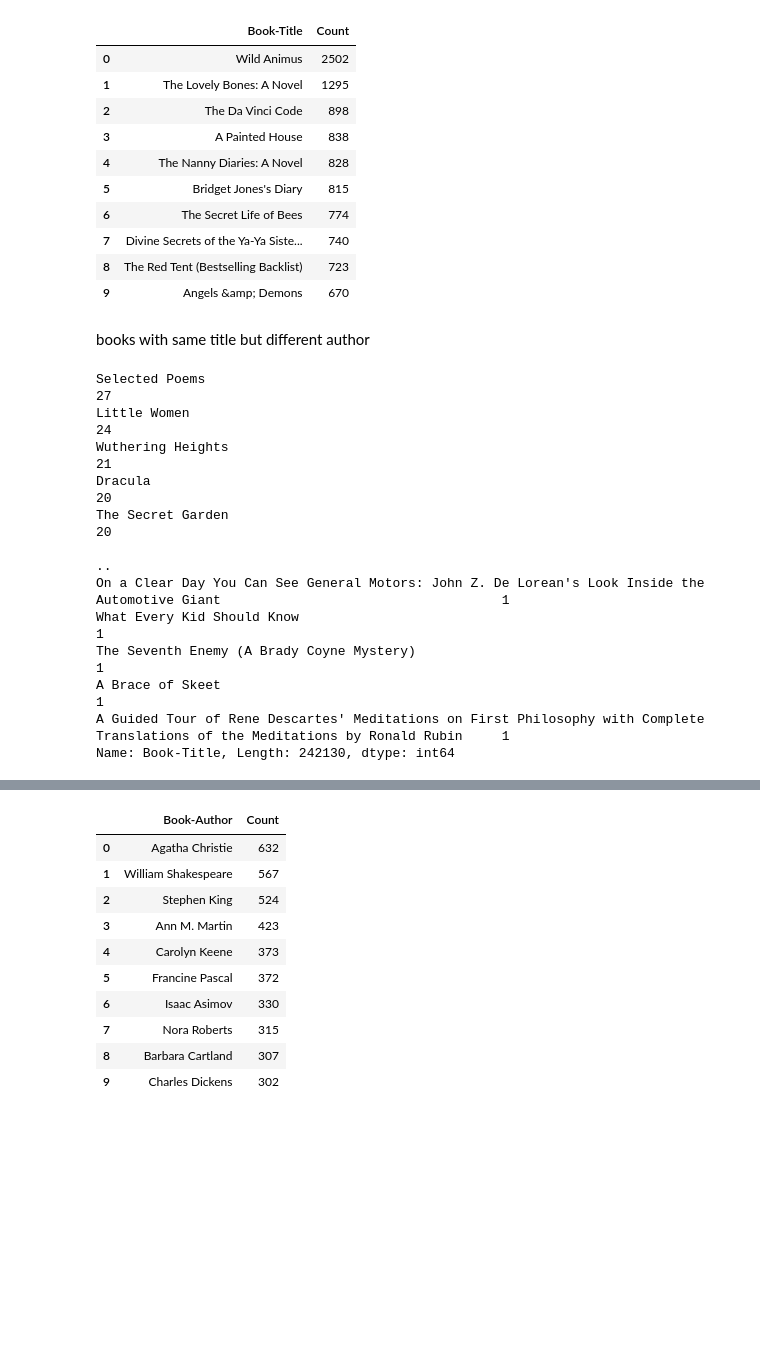
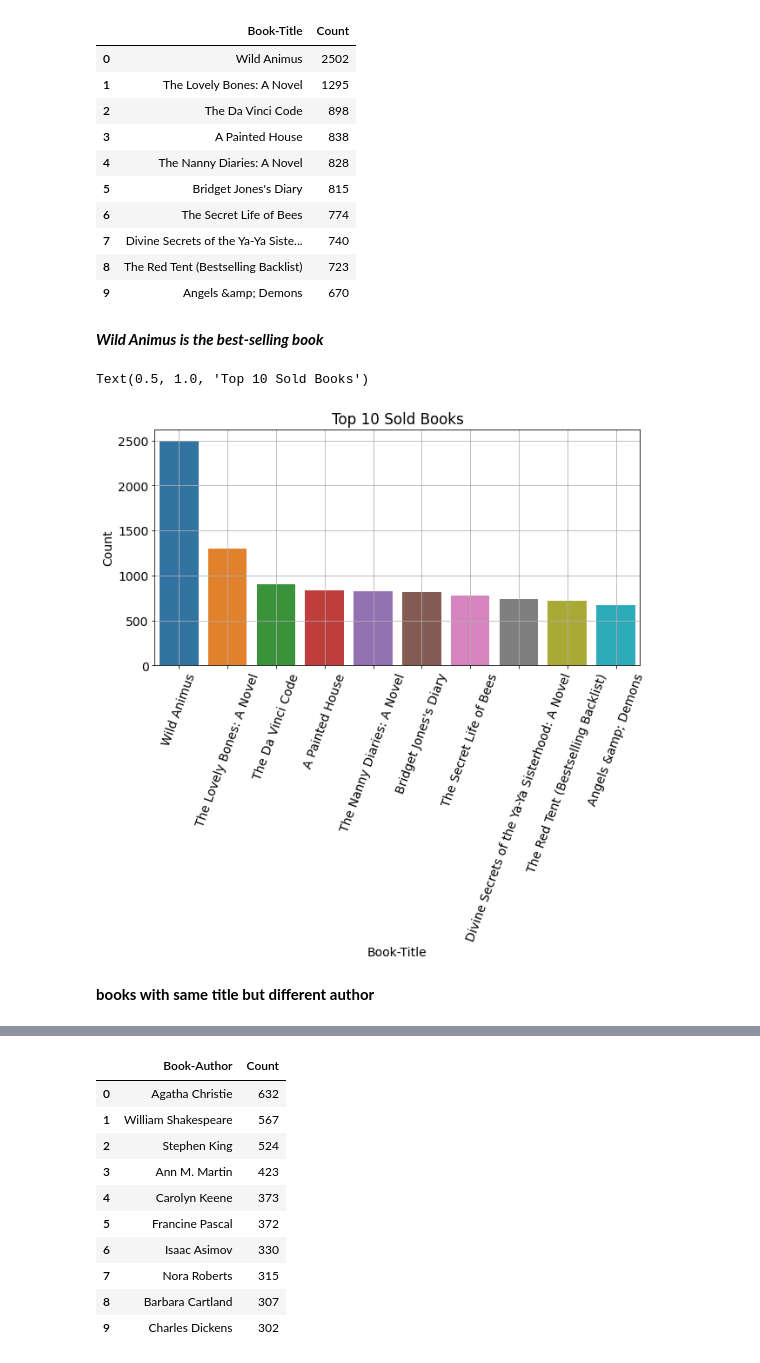
Before and after one commit to saurabhshinkar/BRS, a Jupyter notebook: Book_Recommendation_System_Saurabh_Shinkar.ipynb, the cells around one changed output, grey strips where cells are left out. Cells and saved outputs as stored; diff of their text form; code cells hidden in the pictures; blank space fills up the shorter version.

```diff
--- a/Book_Recommendation_System_Saurabh_Shinkar.ipynb
+++ b/Book_Recommendation_System_Saurabh_Shinkar.ipynb
@@ -530,20 +499,17 @@ Top10_Book
 | 7 | Divine Secrets of the Ya-Ya Siste... | 740 |
 | 8 | The Red Tent (Bestselling Backlist) | 723 |
 | 9 | Angels &amp; Demons | 670 |
+# %% [markdown]
+***Wild Animus is the best-selling book***
+# %%
+#barplot of Top 10 sold Books
+plt.rcParams['figure.figsize'] = (10, 5)
+sns.barplot(Top10_Book['Book-Title'],Top10_Book['Count'])
+plt.xticks(rotation=70, horizontalalignment="center")
+plt.grid()
+plt.title('Top 10 Sold Books')
+# %% [output]
+Text(0.5, 1.0, 'Top 10 Sold Books')
+[figure, added]
 # %% [markdown]
-books with same title but different author
+**books with same title but different author**
-# %%
-books['Book-Title'].value_counts()
-# %% [output]
-Selected Poems                                                                                                                    27
-Little Women                                                                                                                      24
-Wuthering Heights                                                                                                                 21
-Dracula                                                                                                                           20
-The Secret Garden                                                                                                                 20
-                                                                                                                                  ..
-On a Clear Day You Can See General Motors: John Z. De Lorean's Look Inside the Automotive Giant                                    1
-What Every Kid Should Know                                                                                                         1
-The Seventh Enemy (A Brady Coyne Mystery)                                                                                          1
-A Brace of Skeet                                                                                                                   1
-A Guided Tour of Rene Descartes' Meditations on First Philosophy with Complete Translations of the Meditations by Ronald Rubin     1
-Name: Book-Title, Length: 242130, dtype: int64
```
Also changed, not shown: parts of 85 cells of this notebook.
